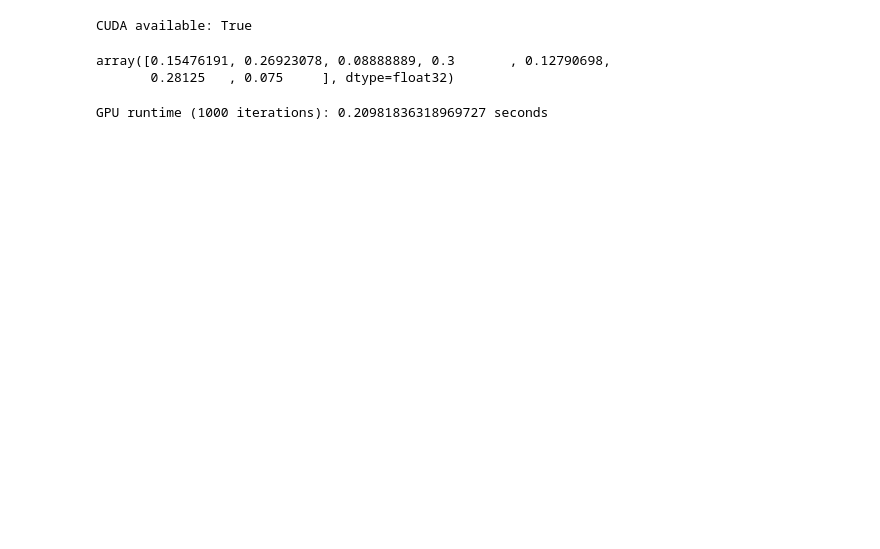
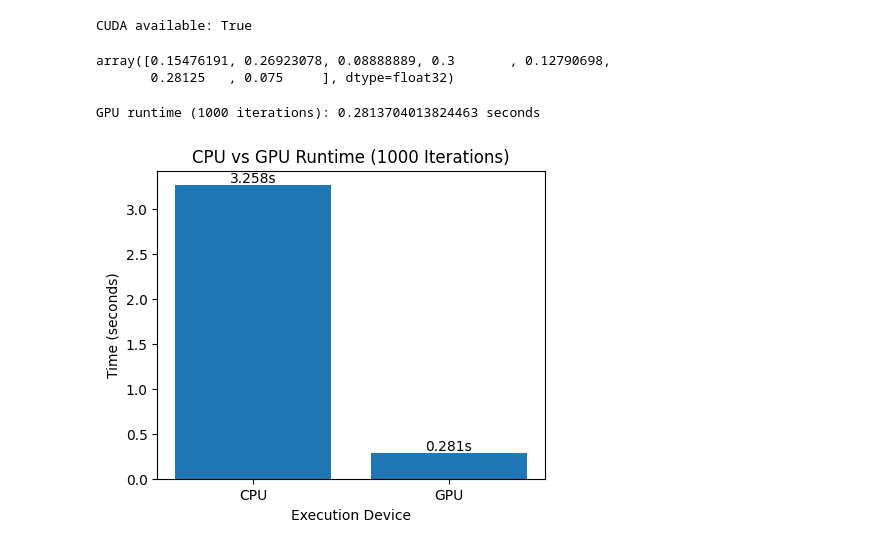
Before and after one commit to Snigdha-new/decision-fatigue-cuda-system, a Jupyter notebook: DECISION_FATIGUE.ipynb, the cells around one changed output. Saved outputs shown, nothing was run; the diff lists cells and outputs as text; code cells hidden in the pictures; blank space fills up the shorter version.

```diff
--- a/DECISION_FATIGUE.ipynb
+++ b/DECISION_FATIGUE.ipynb
@@ -164,5 +164,6 @@ for _ in range(1000):
     df["silent_overload"] = df.apply(detect_overload, axis=1)
     df["decision_fatigue"] = df.apply(detect_decision_fatigue, axis=1)
 end = time.time()
-print("CPU runtime (1000 iterations):", end - start, "seconds")
+cpu_time=end-start
+print("CPU runtime (1000 iterations):",cpu_time, "seconds")
 # %% [output]
@@ -213,9 +214,24 @@ for _ in range(1000):
     )
     cuda.synchronize()
 end = time.time()
-print("GPU runtime (1000 iterations):", end - start, "seconds")
+gpu_time=end-start
+print("GPU runtime (1000 iterations):",gpu_time, "seconds")
 # %% [output]
-GPU runtime (1000 iterations): 0.20981836318969727 seconds
+GPU runtime (1000 iterations): 0.2813704013824463 seconds
+# %%
+import matplotlib.pyplot as plt
+labels = ["CPU", "GPU"]
+times = [cpu_time, gpu_time]
+plt.figure(figsize=(5,4))
+plt.bar(labels, times)
+plt.title("CPU vs GPU Runtime (1000 Iterations)")
+plt.ylabel("Time (seconds)")
+plt.xlabel("Execution Device")
+for i, v in enumerate(times):
+    plt.text(i, v, f"{v:.3f}s", ha="center", va="bottom")
+plt.show()
+# %% [output]
+[figure, added]
 # %%
 !pip install gradio pandas numpy scikit-learn numba matplotlib
 # %% [output]
```
Also changed, not shown: parts of 4 cells of this notebook.
